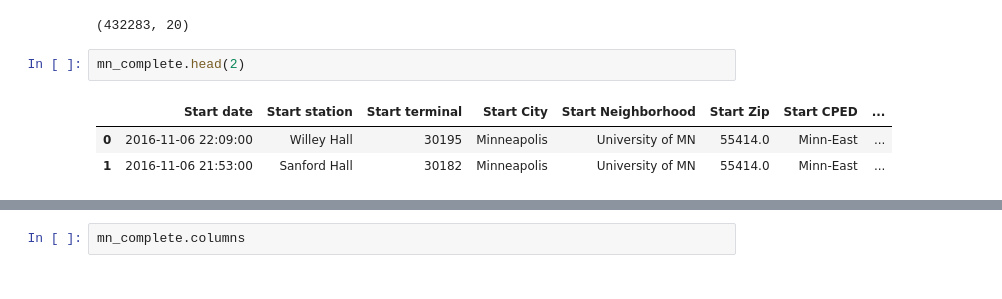
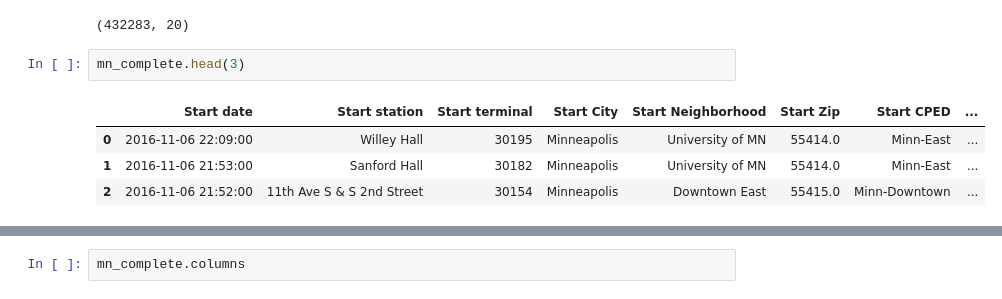
Before and after one commit to Larkin22/MN-Nice-Ride, a Jupyter notebook: MN Nice Ride - Ride Data 2016.ipynb, the cells around one changed output, grey strips where cells are left out. Saved outputs shown, nothing was run; the diff lists cells and outputs as text.

```diff
--- a/MN Nice Ride - Ride Data 2016.ipynb
+++ b/MN Nice Ride - Ride Data 2016.ipynb
@@ -154,8 +156,9 @@ mn_complete.shape
 # %% [output]
 (432283, 20)
 # %%
-mn_complete.head(2)
+mn_complete.head(3)
 # %% [output]
 |  | Start date | Start station | Start terminal | Start City | Start Neighborhood | Start Zip | Start CPED | ... |
 | 0 | 2016-11-06 22:09:00 | Willey Hall | 30195 | Minneapolis | University of MN | 55414.0 | Minn-East | ... |
 | 1 | 2016-11-06 21:53:00 | Sanford Hall | 30182 | Minneapolis | University of MN | 55414.0 | Minn-East | ... |
+| 2 | 2016-11-06 21:52:00 | 11th Ave S & S 2nd Street | 30154 | Minneapolis | Downtown East | 55415.0 | Minn-Downtown | ... |
```
Also changed, not shown: parts of 31 cells of this notebook.
